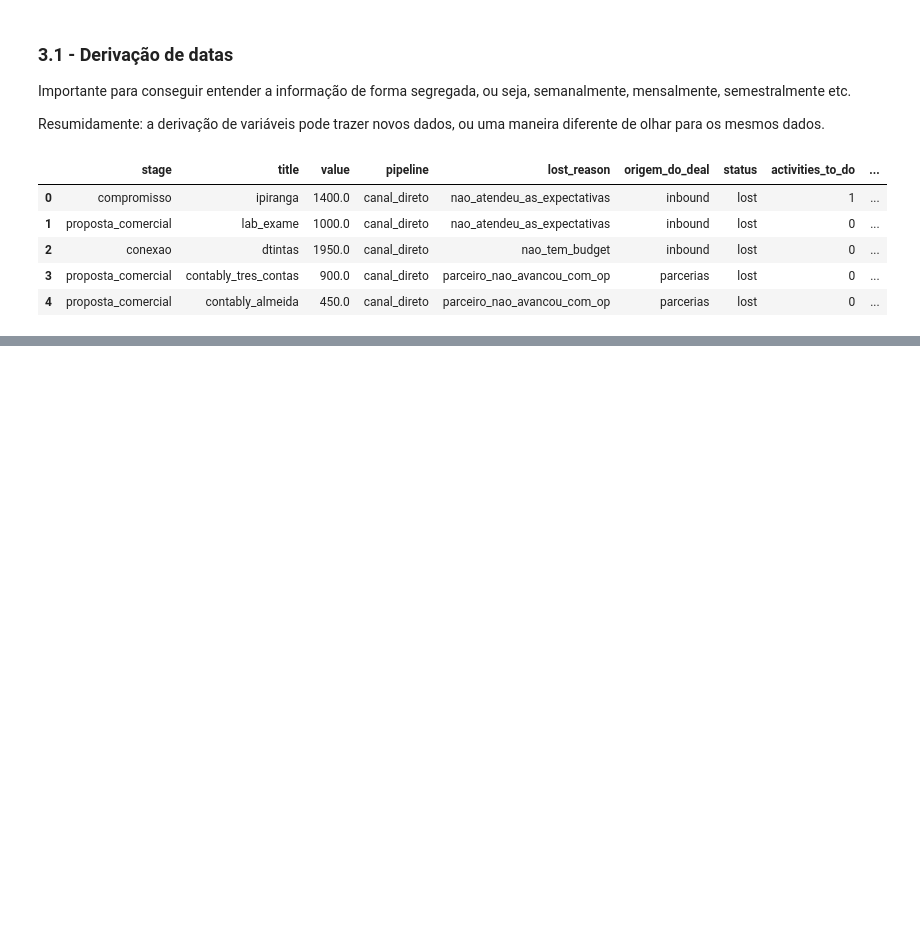
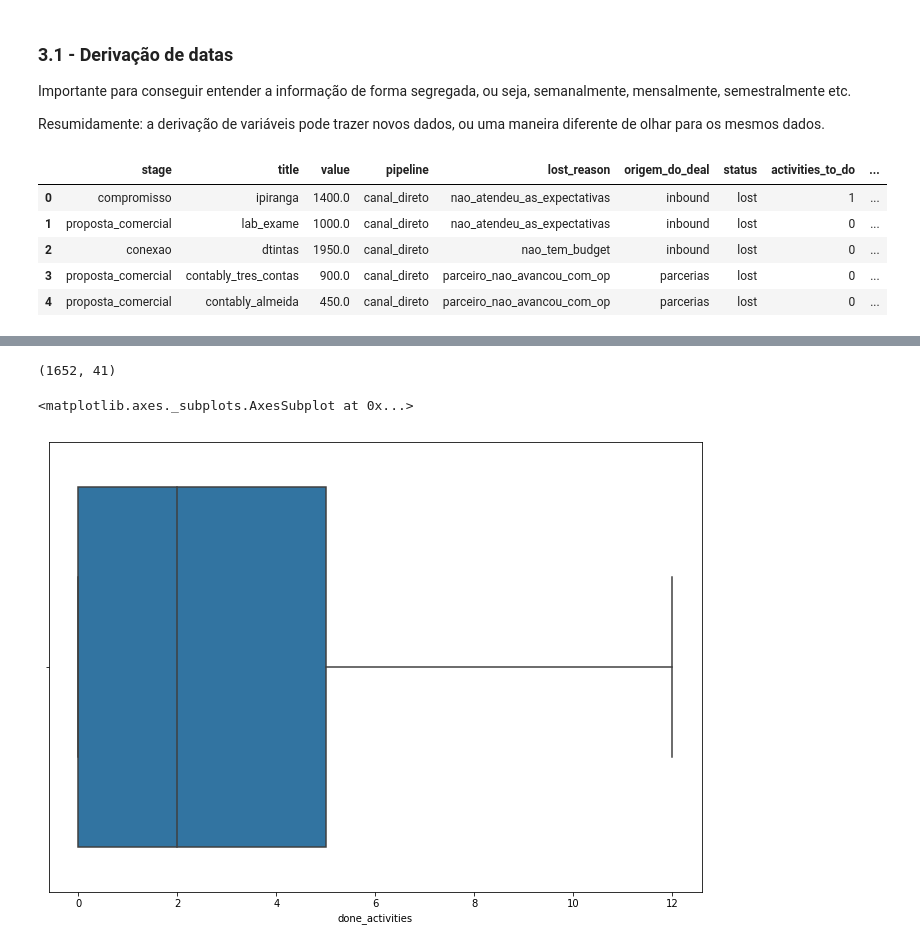
Before and after one commit to f2acode/data-science-xerpa-studies, a Jupyter notebook: class8/project_lead_presentation.ipynb, the cells around one changed output, grey strips where cells are left out. Drawn from its saved outputs; the diff is of its cells as text; code cells hidden in the pictures; blank space fills up the shorter version.

```diff
--- a/class8/project_lead_presentation.ipynb
+++ b/class8/project_lead_presentation.ipynb
@@ -392,0 +398,10 @@ sns.boxplot(y=df_deals_num["update_time_month"])
+# %%
+plt.gcf().set_size_inches(11.7, 8.27)
+
+df_deals_num_filter = df_deals_num[df_deals_num['done_activities'] <= 12]
+print(df_deals_num_filter.shape)
+sns.boxplot(df_deals_num_filter["done_activities"])
+# %% [output]
+(1652, 41)
+<matplotlib.axes._subplots.AxesSubplot at 0x...>
+[figure, added]
```
Also changed, not shown: parts of 10 cells of this notebook.
